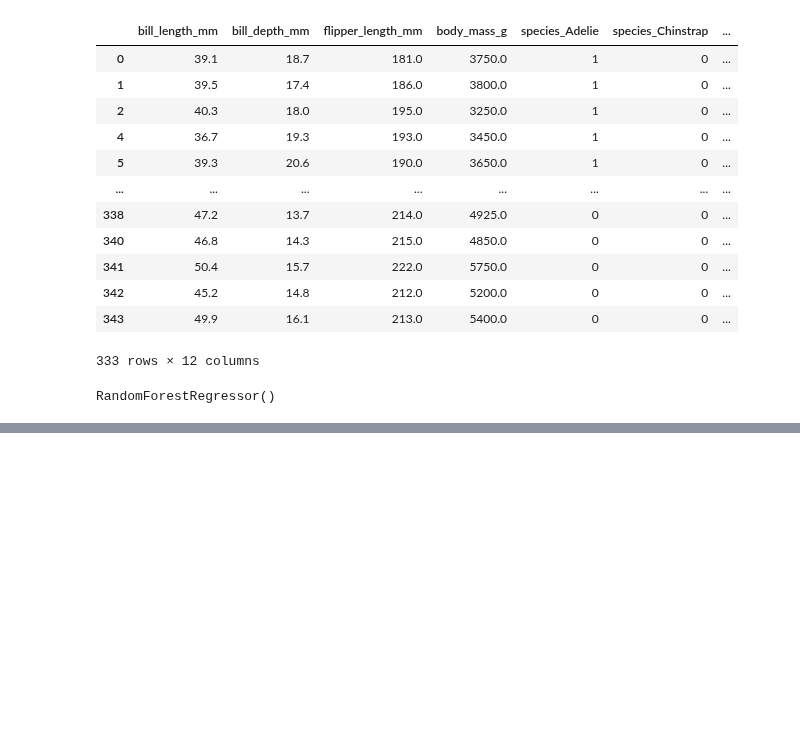
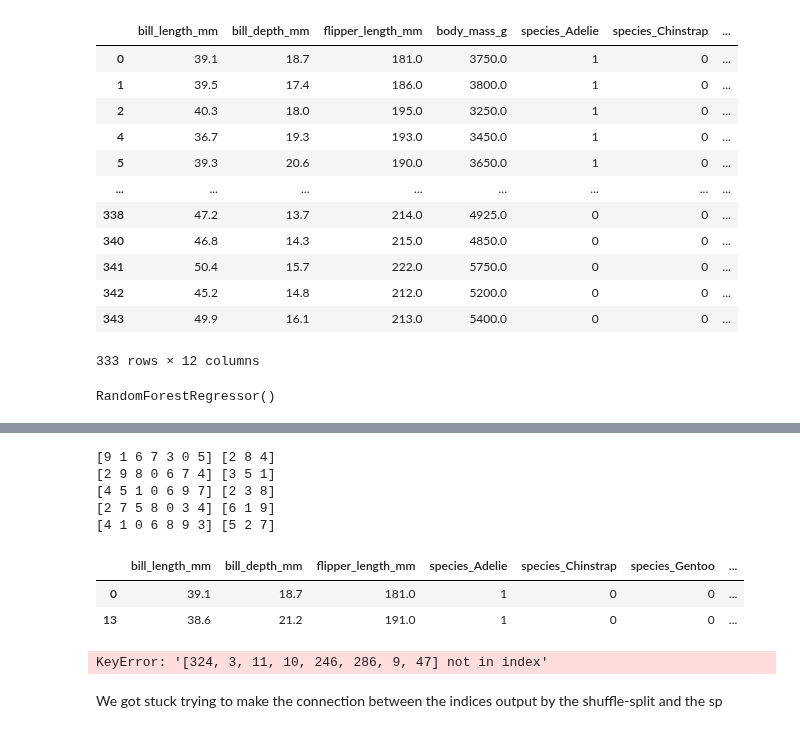
Before and after one commit to carpentries-incubator/ml-concepts, a Jupyter notebook: episodes/files/penguins_RF_regression.ipynb, the cells around one changed output, grey strips where cells are left out. Cells and saved outputs as stored; diff of their text form; code cells hidden in the pictures; blank space fills up the shorter version.

Commit message:
some more work on cross-validation

```diff
--- a/episodes/files/penguins_RF_regression.ipynb
+++ b/episodes/files/penguins_RF_regression.ipynb
@@ -177,0 +197,36 @@ r2_score(predicted_masses, true_masses)
+# %%
+# taking the cross-validation steps manually
+from sklearn.model_selection import ShuffleSplit
+ss = ShuffleSplit(n_splits=5, test_size=0.25, random_state=0)
+for training_rows, test_rows in ss.split(features.head(10)):
+    print("%s %s" % (training_rows, test_rows))
+# %% [output]
+[9 1 6 7 3 0 5] [2 8 4]
+[2 9 8 0 6 7 4] [3 5 1]
+[4 5 1 0 6 9 7] [2 3 8]
+[2 7 5 8 0 3 4] [6 1 9]
+[4 1 0 6 8 9 3] [5 2 7]
+# %%
+features.loc[[0, 13]]
+# %% [output]
+|  | bill_length_mm | bill_depth_mm | flipper_length_mm | species_Adelie | species_Chinstrap | species_Gentoo | ... |
+| 0 | 39.1 | 18.7 | 181.0 | 1 | 0 | 0 | ... |
+| 13 | 38.6 | 21.2 | 191.0 | 1 | 0 | 0 | ... |
+# %%
+from sklearn.model_selection import ShuffleSplit
+ss = ShuffleSplit(n_splits=5, test_size=0.25, random_state=0)
+for training_rows, test_rows in ss.split(features):
+    X_train = features.loc[training_rows]
+    X_test = features.loc[test_rows]
+    y_train = target.loc[training_rows]
+    y_test = target.loc[test_rows]
+    body_mass_predictor = RandomForestRegressor()
+    body_mass_predictor.fit(X=X_train, y=y_train)
+    predicted_masses = body_mass_predictor.predict(X_test)
+    true_masses = y_test
+    rmse = root_mean_squared_error(predicted_masses, true_masses)
+    print(f'Split 1: {rmse}')
+# %% [output]
+KeyError: '[324, 3, 11, 10, 246, 286, 9, 47] not in index'
+# %% [markdown]
+We got stuck trying to make the connection between the indices output by the shuffle-split and the sp
```
Also changed, not shown: parts of 11 cells of this notebook.
